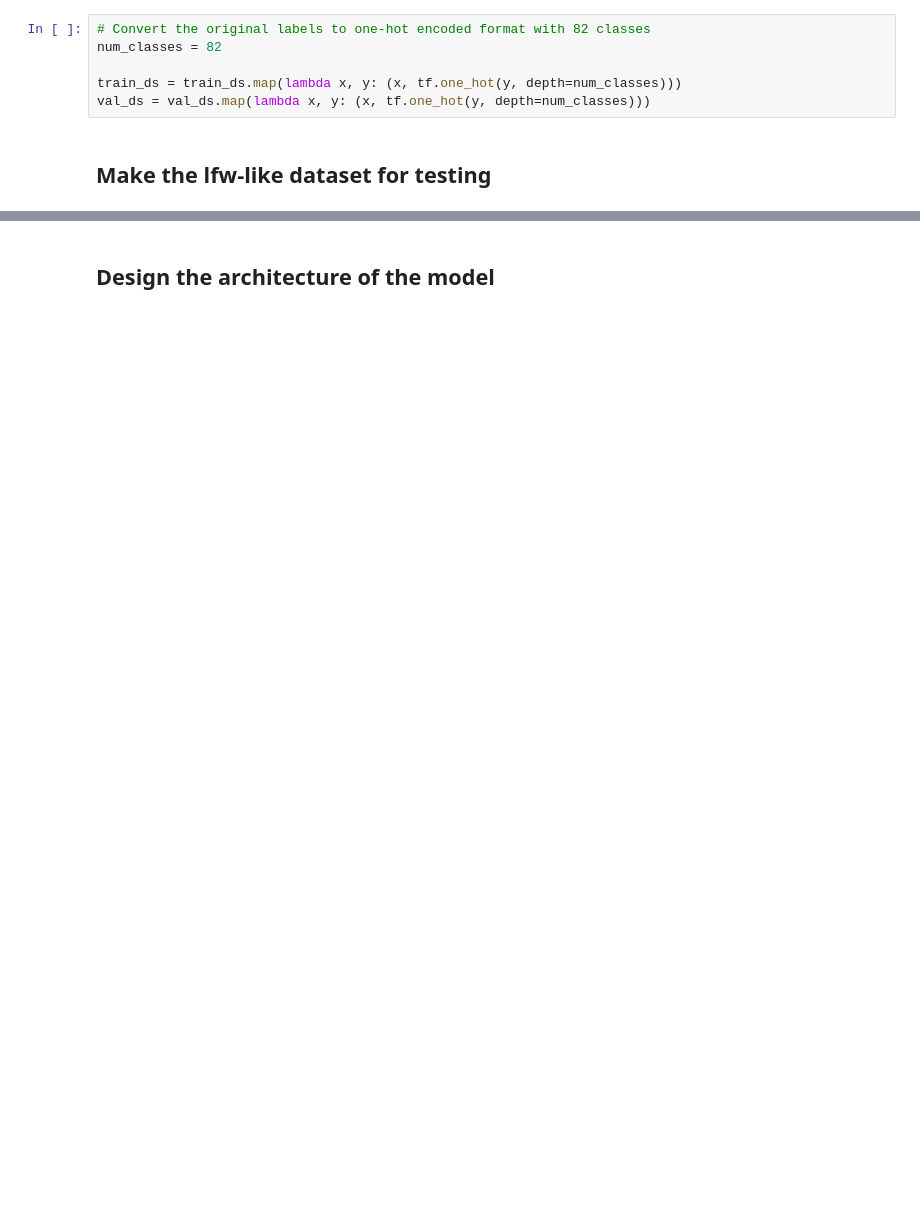
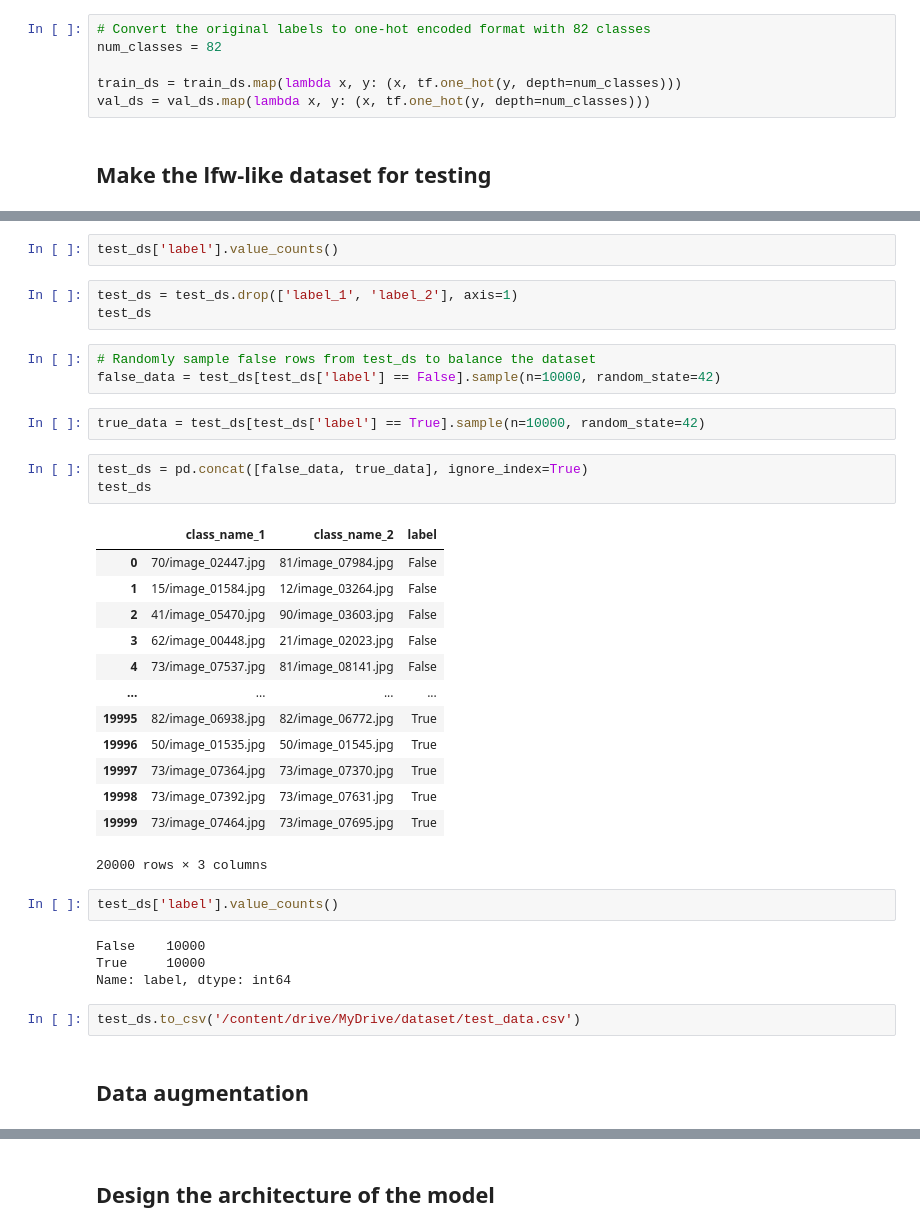
Before and after one commit to SaeedARV/Image-Similarity, a Jupyter notebook: Roshan_ImageSimilarity.ipynb, the cells around one changed output, grey strips where cells are left out. Saved outputs shown, nothing was run; the diff lists cells and outputs as text; blank space fills up the shorter version.

```diff
--- a/Roshan_ImageSimilarity.ipynb
+++ b/Roshan_ImageSimilarity.ipynb
@@ -450,0 +535,37 @@ val_ds = val_ds.map(lambda x, y: (x, tf.one_hot(y, depth=num_classes)))
+# %%
+test_ds['label'].value_counts()
+# %%
+test_ds = test_ds.drop(['label_1', 'label_2'], axis=1)
+test_ds
+# %%
+# Randomly sample false rows from test_ds to balance the dataset
+false_data = test_ds[test_ds['label'] == False].sample(n=10000, random_state=42)
+# %%
+true_data = test_ds[test_ds['label'] == True].sample(n=10000, random_state=42)
+# %%
+test_ds = pd.concat([false_data, true_data], ignore_index=True)
+test_ds
+# %% [output]
+|  | class_name_1 | class_name_2 | label |
+| 0 | 70/image_02447.jpg | 81/image_07984.jpg | False |
+| 1 | 15/image_01584.jpg | 12/image_03264.jpg | False |
+| 2 | 41/image_05470.jpg | 90/image_03603.jpg | False |
+| 3 | 62/image_00448.jpg | 21/image_02023.jpg | False |
+| 4 | 73/image_07537.jpg | 81/image_08141.jpg | False |
+| ... | ... | ... | ... |
+| 19995 | 82/image_06938.jpg | 82/image_06772.jpg | True |
+| 19996 | 50/image_01535.jpg | 50/image_01545.jpg | True |
+| 19997 | 73/image_07364.jpg | 73/image_07370.jpg | True |
+| 19998 | 73/image_07392.jpg | 73/image_07631.jpg | True |
+| 19999 | 73/image_07464.jpg | 73/image_07695.jpg | True |
+20000 rows × 3 columns
+# %%
+test_ds['label'].value_counts()
+# %% [output]
+False    10000
+True     10000
+Name: label, dtype: int64
+# %%
+test_ds.to_csv('/content/drive/MyDrive/dataset/test_data.csv')
+# %% [markdown]
+## Data augmentation
```
Also changed, not shown: parts of 68 cells of this notebook.
